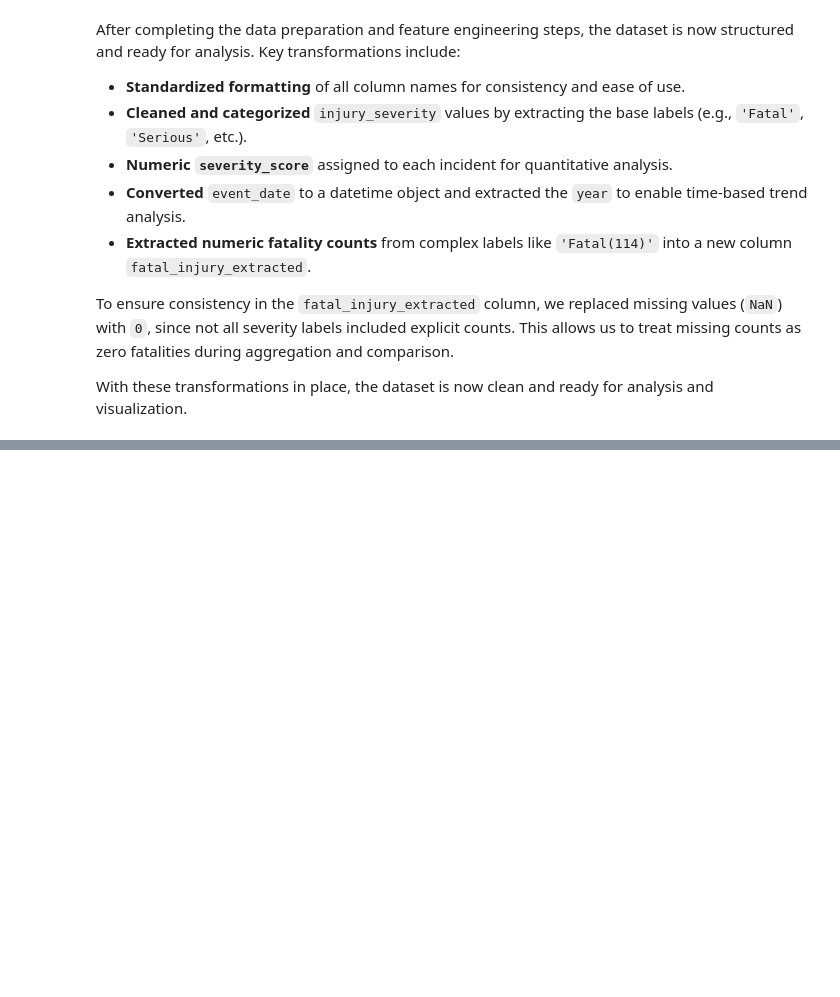
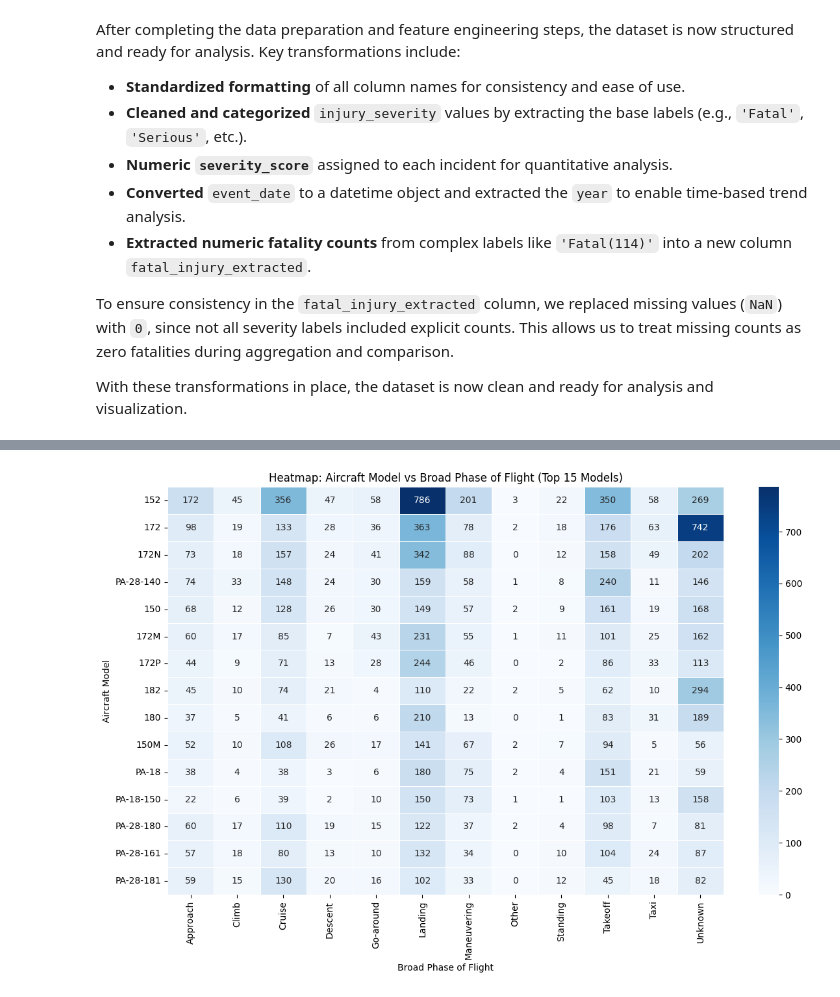
Before and after one commit to WamuyuGitongaEMTH/moringa_phase1_Aircraft_Risk_Analysis, a Jupyter notebook: Aircraft_Risk_Analysis.ipynb, the cells around one changed output, grey strips where cells are left out. Saved outputs shown, nothing was run; the diff lists cells and outputs as text; code cells hidden in the pictures; blank space fills up the shorter version.

```diff
--- a/Aircraft_Risk_Analysis.ipynb
+++ b/Aircraft_Risk_Analysis.ipynb
@@ -344,0 +440,20 @@ With these transformations in place, the dataset is now clean and ready for anal
+# %%
+# Identify top 10 aircraft models based on the number of incidents
+top_models = aviation_df['model'].value_counts().head(15).index
+
+# Aggregate accident counts by model and phase of flight
+heatmap_data = aviation_df.groupby(['model', 'broad_phase_of_flight']).size().unstack(fill_value=0)
+
+# Only plot a subset of the top models for efficiency
+heatmap_data = heatmap_data.loc[top_models]
+
+# Create the heatmap
+plt.figure(figsize=(12, 8))
+sns.heatmap(heatmap_data, annot=True, cmap='Blues', fmt='d', linewidths=0.5)
+plt.title('Heatmap: Aircraft Model vs Broad Phase of Flight (Top 15 Models)')
+plt.xlabel('Broad Phase of Flight')
+plt.ylabel('Aircraft Model')
+plt.tight_layout()
+plt.show()
+# %% [output]
+[figure, added]
```
Also changed, not shown: parts of 14 cells of this notebook.
